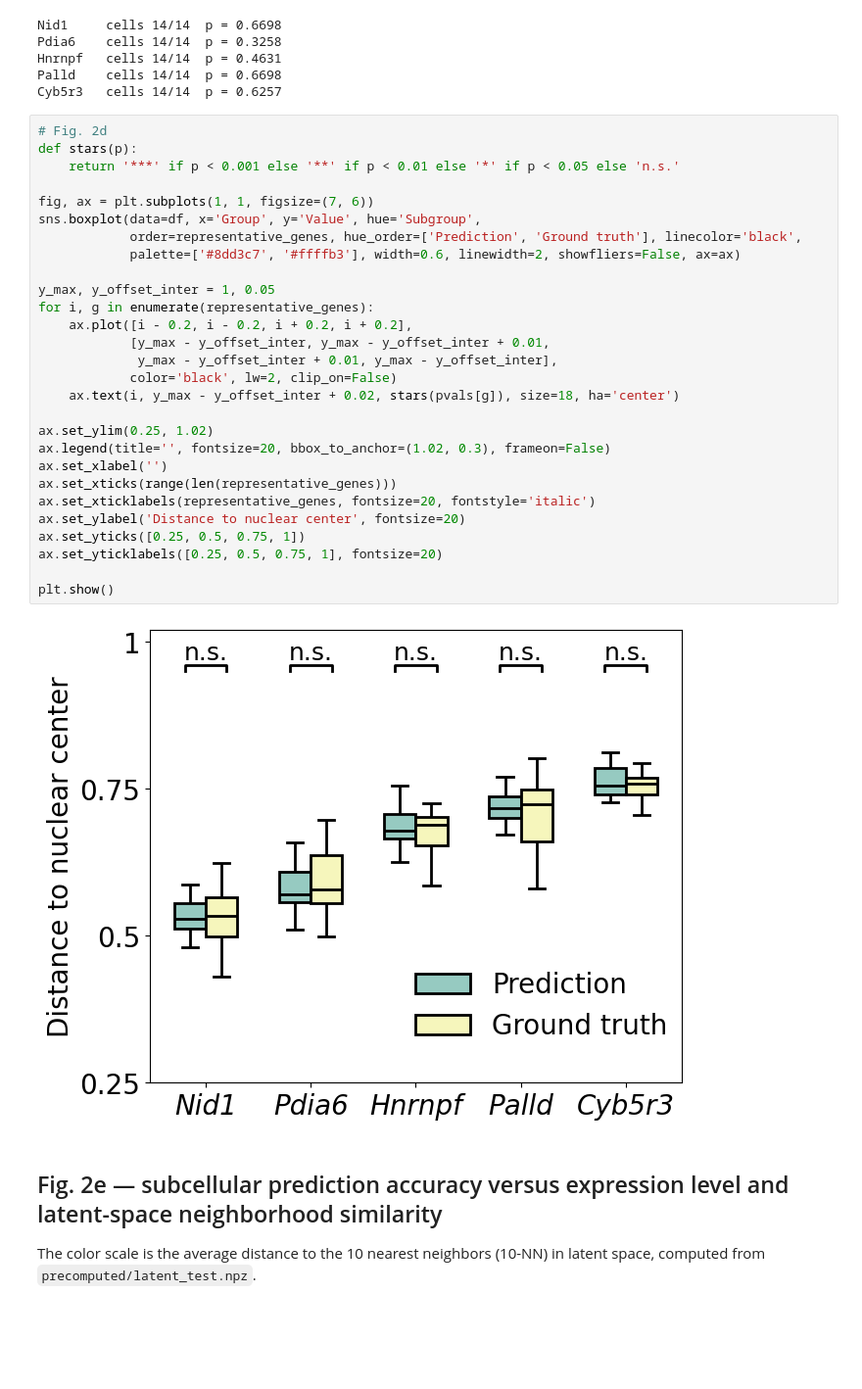
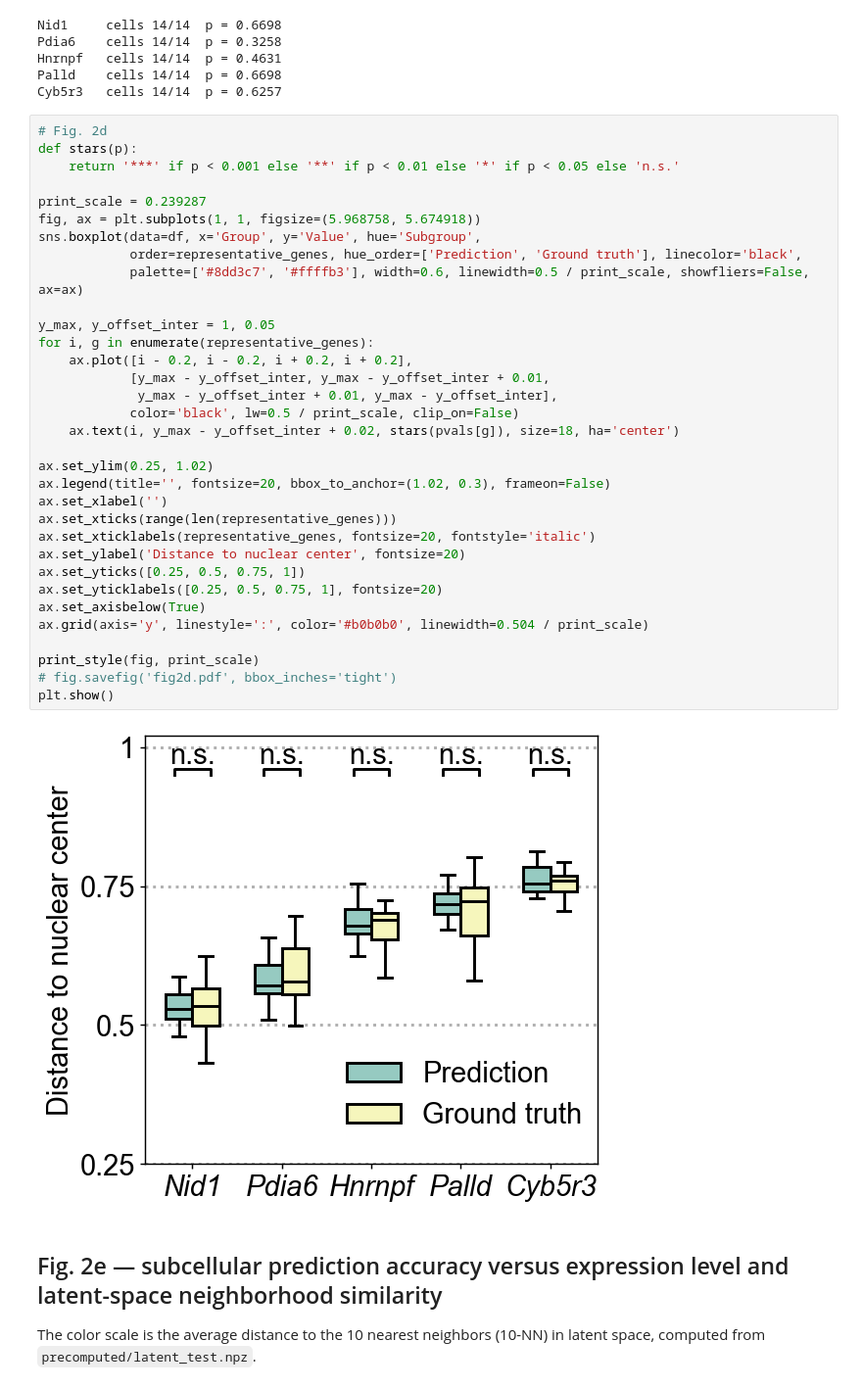
Before and after one commit to aster-ww/SVC-reproducibility, a Jupyter notebook: fig2/fig2_reproducibility.ipynb, the cells around one changed output. Shown at 98% size. Drawn from its saved outputs; the diff is of its cells as text; blank space fills up the shorter version.

```diff
--- a/fig2/fig2_reproducibility.ipynb
+++ b/fig2/fig2_reproducibility.ipynb
@@ -354,33 +409,38 @@ Cyb5r3   cells 14/14  p = 0.6257
 # %%
 # Fig. 2d
 def stars(p):
     return '***' if p < 0.001 else '**' if p < 0.01 else '*' if p < 0.05 else 'n.s.'
 
-fig, ax = plt.subplots(1, 1, figsize=(7, 6))
+print_scale = 0.239287
+fig, ax = plt.subplots(1, 1, figsize=(5.968758, 5.674918))
 sns.boxplot(data=df, x='Group', y='Value', hue='Subgroup',
             order=representative_genes, hue_order=['Prediction', 'Ground truth'], linecolor='black',
-            palette=['#8dd3c7', '#ffffb3'], width=0.6, linewidth=2, showfliers=False, ax=ax)
+            palette=['#8dd3c7', '#ffffb3'], width=0.6, linewidth=0.5 / print_scale, showfliers=False, ax=ax)
 
 y_max, y_offset_inter = 1, 0.05
 for i, g in enumerate(representative_genes):
     ax.plot([i - 0.2, i - 0.2, i + 0.2, i + 0.2],
             [y_max - y_offset_inter, y_max - y_offset_inter + 0.01,
              y_max - y_offset_inter + 0.01, y_max - y_offset_inter],
-            color='black', lw=2, clip_on=False)
+            color='black', lw=0.5 / print_scale, clip_on=False)
     ax.text(i, y_max - y_offset_inter + 0.02, stars(pvals[g]), size=18, ha='center')
 
 ax.set_ylim(0.25, 1.02)
 ax.legend(title='', fontsize=20, bbox_to_anchor=(1.02, 0.3), frameon=False)
 ax.set_xlabel('')
 ax.set_xticks(range(len(representative_genes)))
 ax.set_xticklabels(representative_genes, fontsize=20, fontstyle='italic')
 ax.set_ylabel('Distance to nuclear center', fontsize=20)
 ax.set_yticks([0.25, 0.5, 0.75, 1])
 ax.set_yticklabels([0.25, 0.5, 0.75, 1], fontsize=20)
+ax.set_axisbelow(True)
+ax.grid(axis='y', linestyle=':', color='#b0b0b0', linewidth=0.504 / print_scale)
 
+print_style(fig, print_scale)
+# fig.savefig('fig2d.pdf', bbox_inches='tight')
 plt.show()
 # %% [output]
-[figure, old version]
+[figure, new version]
 # %% [markdown]
 ## Fig. 2e — subcellular prediction accuracy versus expression level and latent-space neighborhood similarity
 
```
Also changed, not shown: parts of 12 cells of this notebook.
